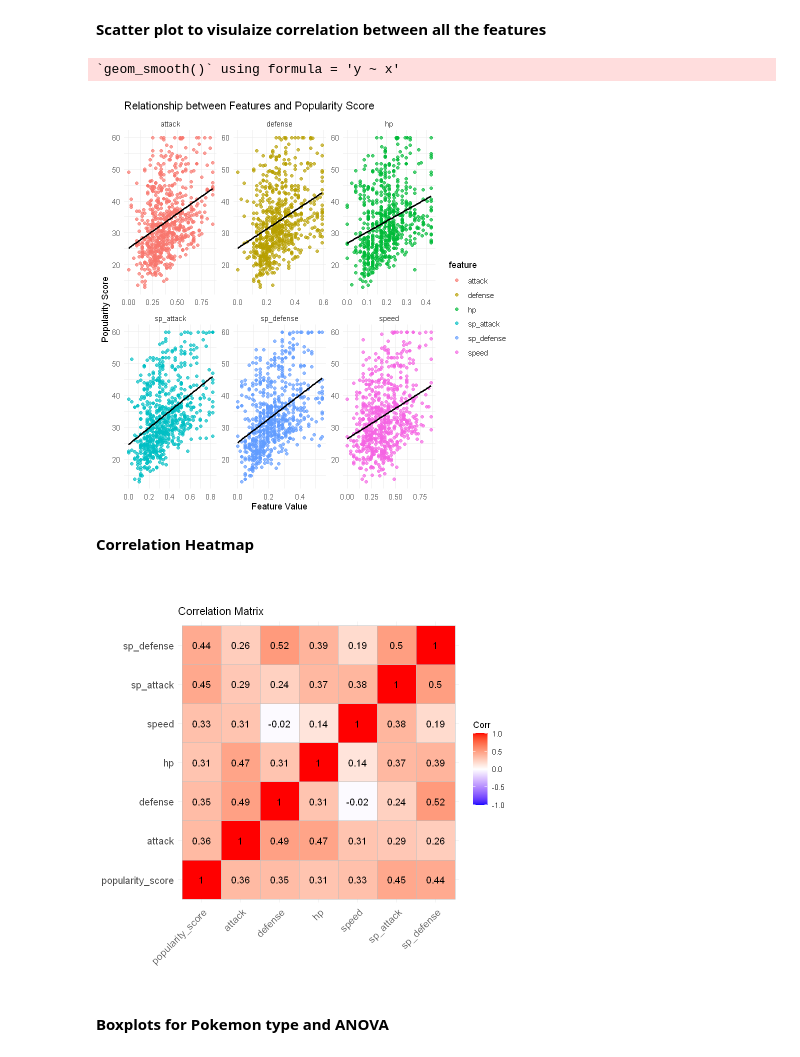
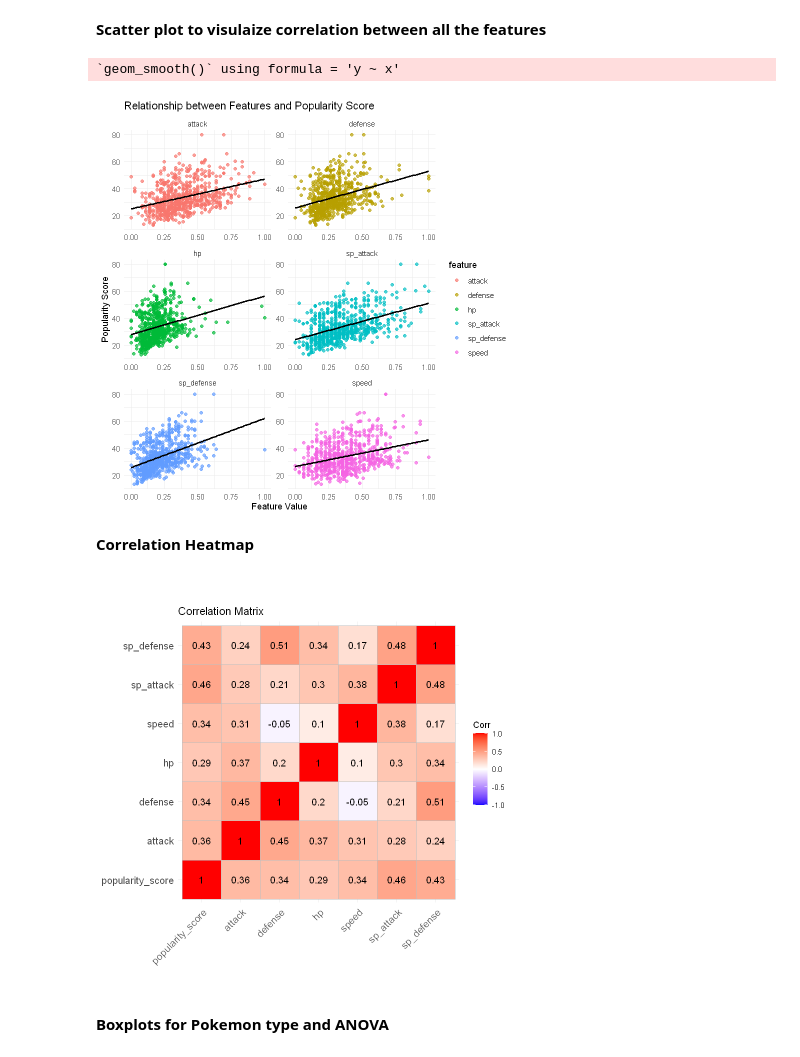
Before and after one commit to YashChowdhary34/pokemon-viewer-retention-analysis, a Jupyter notebook: popularity-pokemon-analysis.ipynb, the cells around one changed output. Saved outputs shown, nothing was run; the diff lists cells and outputs as text; code cells hidden in the pictures.

```diff
--- a/popularity-pokemon-analysis.ipynb
+++ b/popularity-pokemon-analysis.ipynb
@@ -71,8 +71,9 @@ pokemon <- pokemon %>% drop_na()
 pokemon <- pokemon %>%
   mutate(capture_rate = as.numeric(capture_rate))
 
-continuous_vars <- c("attack", "defense", "height_m", "weight_kg", "hp", "speed", "sp_attack", "sp_defense",
-                     "capture_rate", "percentage_male")
+continuous_vars <- c("attack", "defense", "height_m", "weight_kg", "hp", "speed", "sp_attack",
+                     "sp_defense", "capture_rate", "percentage_male")
 
+# MinMax Scaling
 pokemon <- pokemon %>%
   mutate(across(all_of(continuous_vars), ~ (.-min(.)) / (max(.) - min(.))))
@@ -162,17 +118,17 @@ ggplot(pokemon, aes(x = type, fill = is_legendary)) +
 # %%
 pokemon %>%
   select(popularity_score, attack, defense, hp, speed, sp_attack, sp_defense) %>%
   pivot_longer(cols = -popularity_score, names_to = "feature", values_to = "value") %>%
   ggplot(aes(x = value, y = popularity_score, color = feature)) +
   geom_point(alpha = 0.7) +
   geom_smooth(method = "lm", se = FALSE, color = "black") +
-  facet_wrap(~feature, scales = "free") +
+  facet_wrap(~feature, scales = "free", ncol = 2) +
   theme_minimal() +
   labs(title = "Relationship between Features and Popularity Score",
        x = "Feature Value", y = "Popularity Score")
 # %% [output]
 `geom_smooth()` using formula = 'y ~ x'
-[figure, old version]
+[figure, new version]
 # %% [markdown]
 **Correlation Heatmap**
 # %%
@@ -181,7 +137,7 @@ cor_matrix <- pokemon %>%
   cor(use = "complete.obs")
 ggcorrplot(cor_matrix, lab = TRUE, title = "Correlation Matrix")
 # %% [output]
-[figure, old version]
+[figure, new version]
 # %% [markdown]
 **Boxplots for Pokemon type and ANOVA**
 # %%
```
Also changed, not shown: parts of 29 cells of this notebook, 2 other files.
